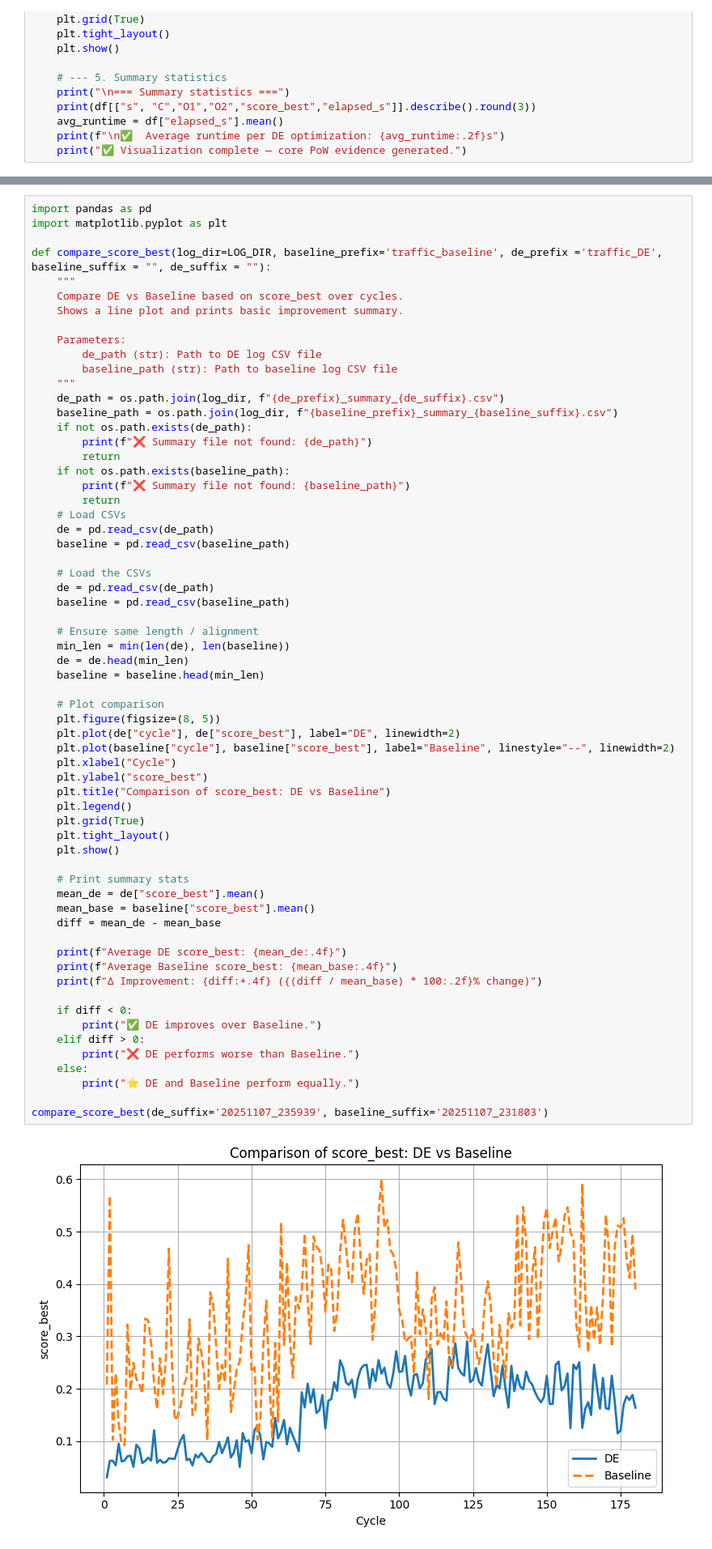
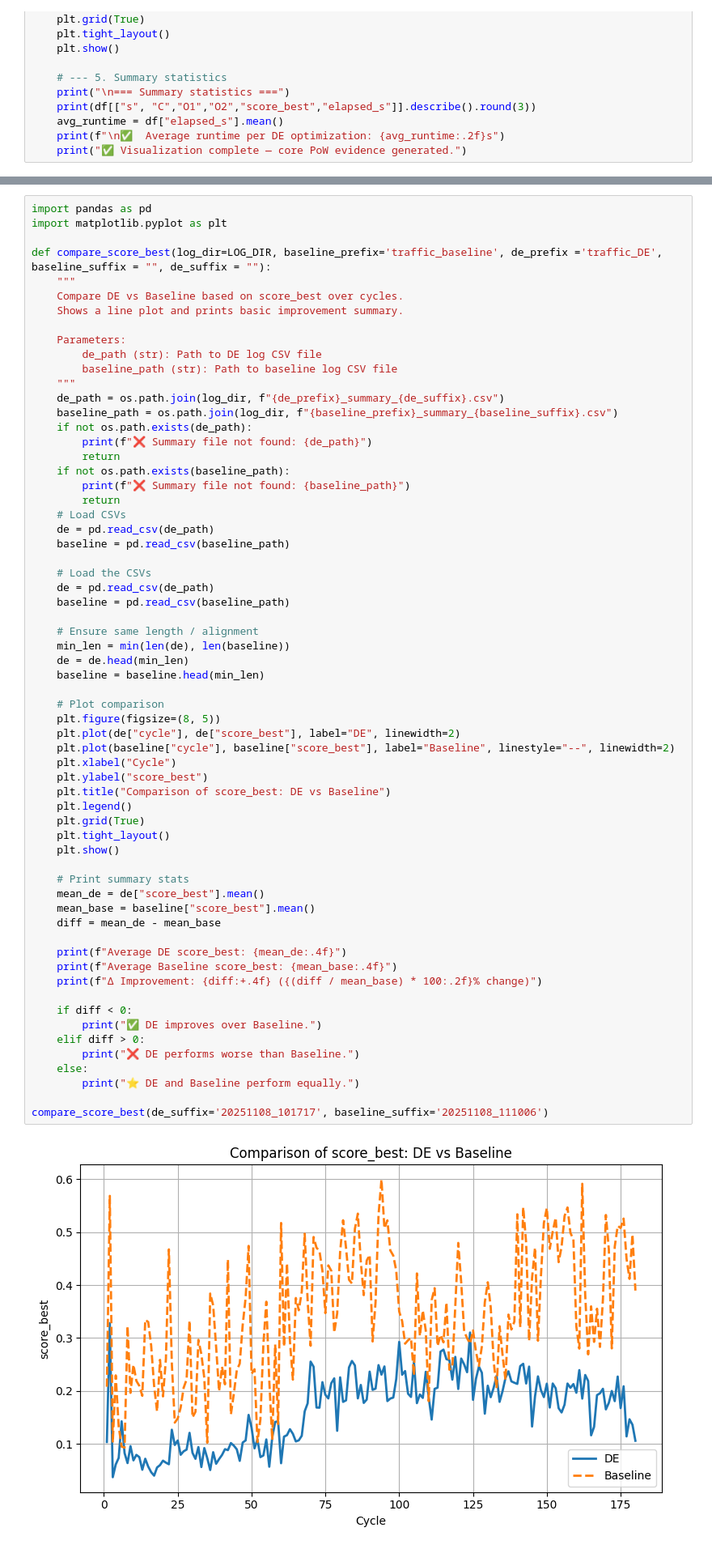
Before and after one commit to Kaos1105/EA_traffic_control, a Jupyter notebook: controller.ipynb, the cells around one changed output, grey strips where cells are left out. Shown at 81% size. Cells and saved outputs as stored; diff of their text form.

```diff
--- a/controller.ipynb
+++ b/controller.ipynb
@@ -873,32 +806,32 @@ def compare_score_best(log_dir=LOG_DIR, baseline_prefix='traffic_baseline', de_p
 
     # Plot comparison
     plt.figure(figsize=(8, 5))
     plt.plot(de["cycle"], de["score_best"], label="DE", linewidth=2)
     plt.plot(baseline["cycle"], baseline["score_best"], label="Baseline", linestyle="--", linewidth=2)
     plt.xlabel("Cycle")
     plt.ylabel("score_best")
     plt.title("Comparison of score_best: DE vs Baseline")
     plt.legend()
     plt.grid(True)
     plt.tight_layout()
     plt.show()
 
     # Print summary stats
     mean_de = de["score_best"].mean()
     mean_base = baseline["score_best"].mean()
     diff = mean_de - mean_base
 
     print(f"Average DE score_best: {mean_de:.4f}")
     print(f"Average Baseline score_best: {mean_base:.4f}")
     print(f"Δ Improvement: {diff:+.4f} ({(diff / mean_base) * 100:.2f}% change)")
 
     if diff < 0:
         print("✅ DE improves over Baseline.")
     elif diff > 0:
         print("❌ DE performs worse than Baseline.")
     else:
         print("⭐ DE and Baseline perform equally.")
 
-compare_score_best(de_suffix='20251107_235939', baseline_suffix='20251107_231803')
+compare_score_best(de_suffix='20251108_101717', baseline_suffix='20251108_111006')
 # %% [output]
-[figure, old version]
+[figure, new version]
```
Also changed, not shown: parts of 6 cells of this notebook, 2 other files.
